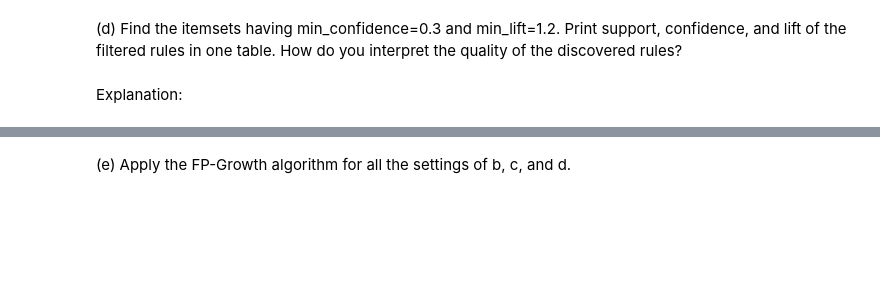
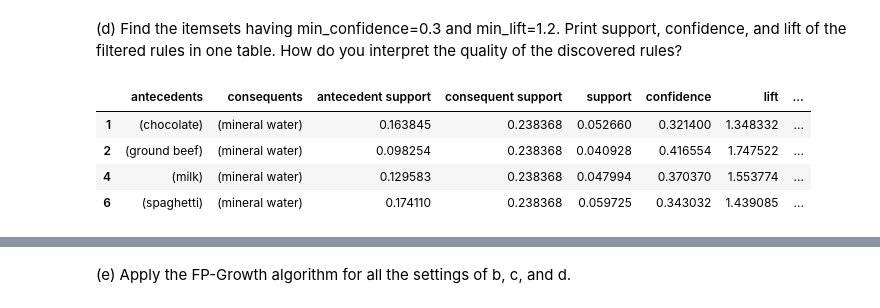
Before and after one commit to JohnGim/ids, a Jupyter notebook: a2/IDS_Assignment_2.ipynb, the cells around one changed output, grey strips where cells are left out. Drawn from its saved outputs; the diff is of its cells as text; code cells hidden in the pictures; blank space fills up the shorter version.

```diff
--- a/a2/IDS_Assignment_2.ipynb
+++ b/a2/IDS_Assignment_2.ipynb
@@ -463,0 +516,4 @@ Explanation:
+# %%
+# learn to use TransactionEncoder module to convert an array to DataFrame for Apriori algorithm in mlxtend
+frequent_itemsets['length'] = frequent_itemsets['itemsets'].apply(lambda x: len(x))
+frequent_itemsets[frequent_itemsets['length']>1]
@@ -468,2 +529,11 @@ Explanation:
-# %% [markdown]
-Explanation:
+# %%
+# your code
+rules_association = arule(frequent_itemsets, metric = 'lift', min_threshold = 1.2)
+rules_association = rules_association[rules_association['confidence']>0.3]
+rules_association
+# %% [output]
+|  | antecedents | consequents | antecedent support | consequent support | support | confidence | lift | ... |
+| 1 | (chocolate) | (mineral water) | 0.163845 | 0.238368 | 0.052660 | 0.321400 | 1.348332 | ... |
+| 2 | (ground beef) | (mineral water) | 0.098254 | 0.238368 | 0.040928 | 0.416554 | 1.747522 | ... |
+| 4 | (milk) | (mineral water) | 0.129583 | 0.238368 | 0.047994 | 0.370370 | 1.553774 | ... |
+| 6 | (spaghetti) | (mineral water) | 0.174110 | 0.238368 | 0.059725 | 0.343032 | 1.439085 | ... |
```
Also changed, not shown: parts of 14 cells of this notebook.
